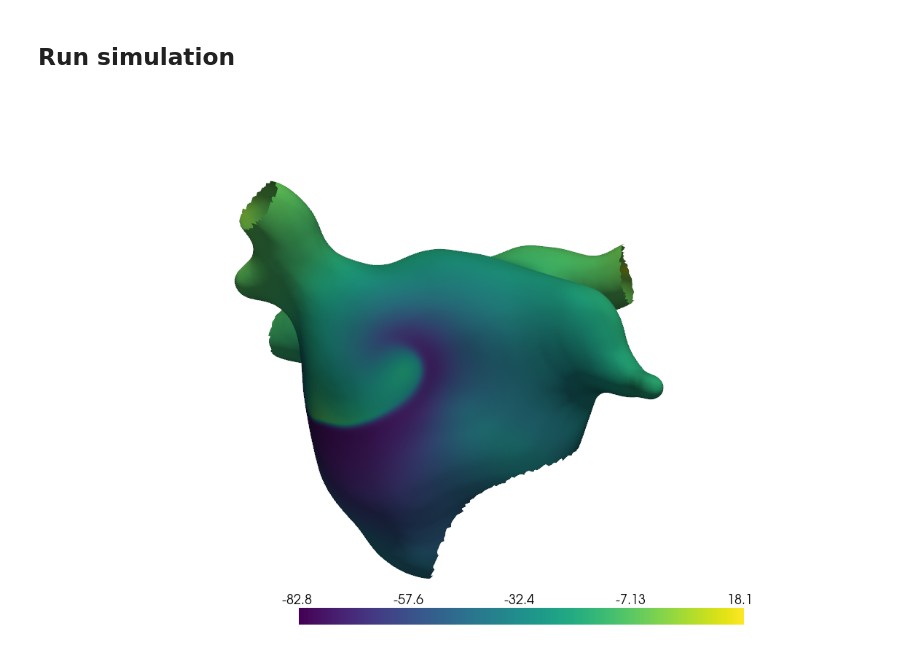
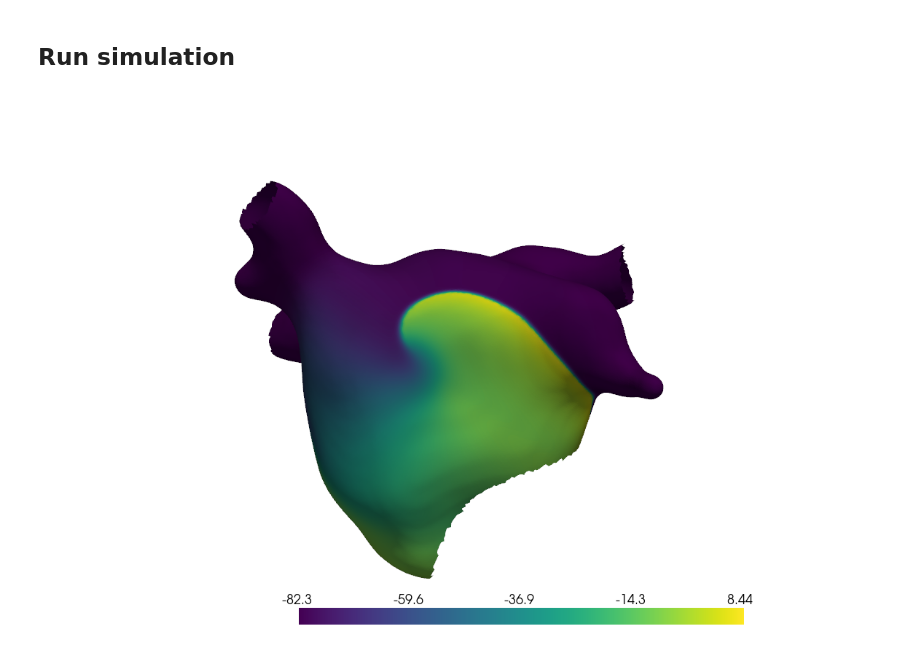
Before and after one commit to finitewave/Finitewave, a Jupyter notebook: Tutorials/SpiralWaveFromPhaseMap.ipynb, the cells around one changed output. Cells and saved outputs as stored; diff of their text form; code cells hidden in the pictures.

```diff
--- a/Tutorials/SpiralWaveFromPhaseMap.ipynb
+++ b/Tutorials/SpiralWaveFromPhaseMap.ipynb
@@ -202,33 +202,33 @@ pl.show()
 tissue = fw.CardiacTissueElements(coords, elems, "Triangle")
 
 cardiac_model = fw.Courtemanche()
 cardiac_model.gk1 *= 2
 cardiac_model.gks *= 2
 cardiac_model.gkr *= 1.6
 cardiac_model.gkur *= 0.5
 cardiac_model.gcal *= 0.45
 cardiac_model.gto *= 0.35
 cardiac_model.ipcamax *= 1.5
 cardiac_model.inacamax *= 1.6
 
 # create model object and set up parameters:
 simulation = fw.CardiacSimulation(backend="mlx")
 simulation.dt = 0.01
-simulation.t_max = 100
+simulation.t_max = 30
 simulation.cardiac_model = cardiac_model
 simulation.cardiac_tissue = tissue
-simulation.solver = fw.CrankNicolsonSolver()
+simulation.solver = fw.CrankNicolsonSolver(maxiter=100)
 simulation.solver.atol = 1e-6
 
 simulation.initialize()
 simulation.cardiac_model.update_state_variables(state_vars)
 # run the model:
 simulation.run(initialize=False)
 
 # show the potential map at the end of calculations:
 pl = pv.Plotter()
 pl.add_mesh(mesh, scalars=cardiac_model.u, show_edges=False)
 pl.camera_position = camera_position
 pl.show()
 # %% [output]
-[figure, old version]
+[figure, new version]
```
Also changed, not shown: parts of 2 cells of this notebook, 15 other files.
